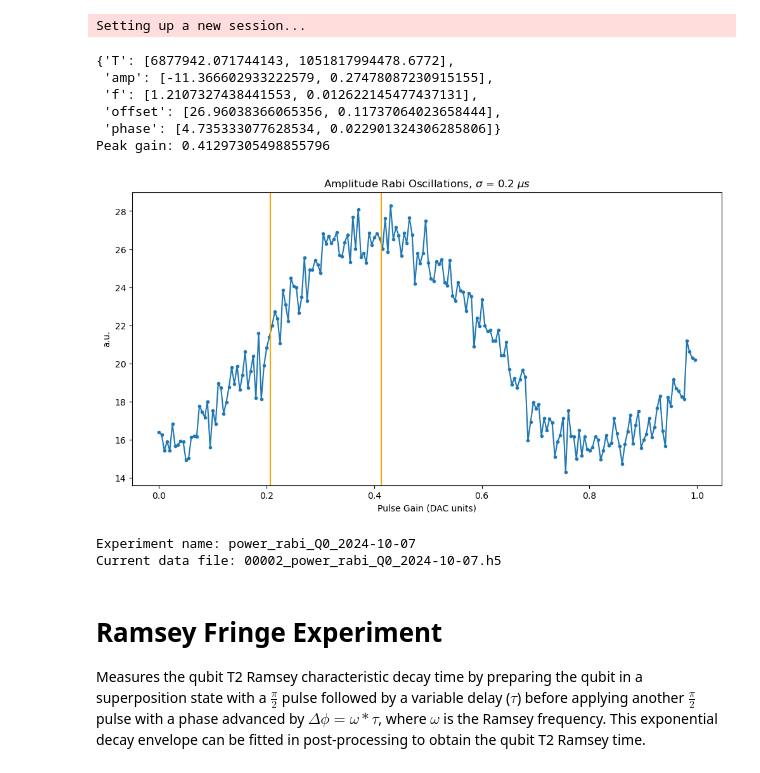
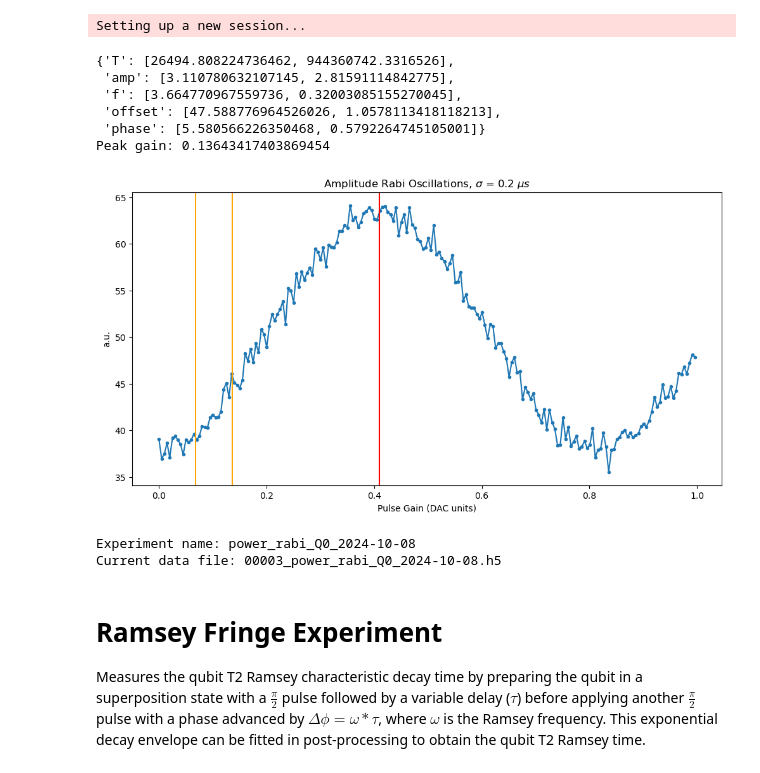
Before and after one commit to sarafs1926/tprocv2_demos, a Jupyter notebook: qick_demos_tprocv2/02_qubit_demos.ipynb, the cells around one changed output. Drawn from its saved outputs; the diff is of its cells as text; code cells hidden in the pictures.

```diff
--- a/qick_demos_tprocv2/02_qubit_demos.ipynb
+++ b/qick_demos_tprocv2/02_qubit_demos.ipynb
@@ -473,14 +477,14 @@ plt.axvline(fit_result['f'][0], c='orange'); # The qubit frequency that will be
 # %%
 #####################################
-    # ----- Saves data to a file ----- #
-    #####################################
-QubitIndex = 0
+# ----- Saves data to a file ----- #
+#####################################
 
 prefix = str(datetime.date.today())
 expt_name = 'qubit_spec_Q' + str(QubitIndex) + '_' + prefix
 print('Experiment name: ' + expt_name)
 
-data_path = "C:/Users\G41Lab\Dropbox\People\Santi\data\candle_qubit"
+# data_path = "C:/Users\G41Lab\Dropbox\People\Santi\data\candle_qubit"
+data_path = "M:/malab\People\Santi\data\candle_qubit"
 
 
 fname = get_next_filename(data_path, expt_name, suffix='.h5')
@@ -511,3 +515,5 @@ Current data file: 00003_qubit_spec_Q0_2024-10-07.h5
+# %%
+qubit_freqs = [2964.49, 0, 3102.6, 0, 0, 0]
 # %% [markdown]
 # Length Rabi
 
@@ -564,10 +570,10 @@ config = {
     'qubit_ch': GEN_CH4,
 
     ## Resonator Pulse Params. ##
-    'f_res': 7149.75, # [MHz]
+    'f_res': res_freqs[QubitIndex], # [MHz]
     'res_len': 2.0, # [us]
     'res_phase': 0, # [deg]
-    'res_gain': 0.3, # [DAC units]
+    'res_gain': 0.7, # [DAC units]
 
     ## Readout Params. ##
     'trig_time': 0.65, # [us]
@@ -575,10 +581,10 @@ config = {
     'relax_delay': 1000, # [us]
 
     ## Qubit Params. ##
-    'f_ge': 2964.29, # [MHz]
+    'f_ge': qubit_freqs[QubitIndex], # [MHz]
     "probe_len": 0.05, # [us]
     'qubit_phase': 0, # [deg]
-    "qubit_gain":0.4129, # [DAC units]
+    "qubit_gain": 0.28, # [DAC units]
      }
 
 
@@ -780,10 +786,10 @@ config = {
     'qubit_ch': GEN_CH4,
 
     ## Resonator Pulse Params. ##
-    'f_res': 7149.75, # [MHz]
+    'f_res': res_freqs[QubitIndex], # [MHz]
     'res_len': 2.0, # [us]
     'res_phase': 0, # [deg]
-    'res_gain': 0.3, # [DAC units]
+    'res_gain': 0.7, # [DAC units]
 
     ## Readout Params. ##
     'trig_time': 0.65, # [us]
@@ -791,7 +797,7 @@ config = {
     'relax_delay': 600, # [us]
 
     ## Qubit Params. ##
-    'f_ge': 2964.29, # [MHz]
+    'f_ge': qubit_freqs[QubitIndex] - 0.2, # [MHz]
     'qubit_phase': 0, # [deg]
     "qubit_gain":QickSweep1D('gainloop', START_GAIN, STOP_GAIN), # [DAC units]
     'sigma': 1.0 / 5, # [us]
@@ -841,49 +847,48 @@ Setting up a new session...
 # %%
 # Choose the suitable fitting function
 fit_result = fit.rabi(gains, amps)
 
 fit_result = {
         "f": fit_result['f'],
         "phase": fit_result['phase'],
         "T": fit_result['T'],
         "amp": fit_result['amp'],
         "offset": fit_result['offset']
     }
 
 pp.pprint(fit_result)
 
 #plotting
 plt.figure(figsize=(12,6))
 plt.plot(gains, amps, '.-')
 plt.ylabel("a.u.")
 plt.xlabel(r"Pulse Gain (DAC units)")
 plt.title(r"Amplitude Rabi Oscillations, $\sigma$ = " + str(config['sigma']) + r' $\mu s$')
 
 peak = 0.5 / fit_result['f'][0]
 plt.axvline(peak, c='orange') # pi_gain in config
 plt.axvline(peak / 2, c='orange') # pi2_gain in config
+plt.axvline(0.41, c='red')
 print("Peak gain:", peak)
 # %% [output]
-{'T': [6877942.071744143, 1051817994478.6772],
- 'amp': [-11.366602933222579, 0.27478087230915155],
- 'f': [1.2107327438441553, 0.012622145477437131],
- 'offset': [26.96038366065356, 0.11737064023658444],
- 'phase': [4.735333077628534, 0.022901324306285806]}
-Peak gain: 0.41297305498855796
+{'T': [26494.808224736462, 944360742.3316526],
+ 'amp': [3.110780632107145, 2.81591114842775],
+ 'f': [3.664770967559736, 0.32003085155270045],
+ 'offset': [47.588776964526026, 1.0578113418118213],
+ 'phase': [5.580566226350468, 0.5792264745105001]}
+Peak gain: 0.13643417403869454
-[figure, old version]
+[figure, new version]
 # %%
 #####################################
     # ----- Saves data to a file ----- #
     #####################################
-QubitIndex = 0
 
 prefix = str(datetime.date.today())
 expt_name = 'power_rabi_Q' + str(QubitIndex) + '_' + prefix
 print('Experiment name: ' + expt_name)
 
-data_path = "C:/Users\G41Lab\Dropbox\People\Santi\data\candle_qubit"
-
-
+# data_path = "C:/Users\G41Lab\Dropbox\People\Santi\data\candle_qubit"
+data_path = "M:/malab\People\Santi\data\candle_qubit"
 
 fname = get_next_filename(data_path, expt_name, suffix='.h5')
 print('Current data file: ' + fname)
@@ -908,5 +913,5 @@ with SlabFile(data_path + '\\' + fname, 'a') as f:
 
 data = data_path + '\\' + fname
 # %% [output]
-Experiment name: power_rabi_Q0_2024-10-07
-Current data file: 00002_power_rabi_Q0_2024-10-07.h5
+Experiment name: power_rabi_Q0_2024-10-08
+Current data file: 00003_power_rabi_Q0_2024-10-08.h5
```
Also changed, not shown: parts of 25 cells of this notebook, 1 other file.
